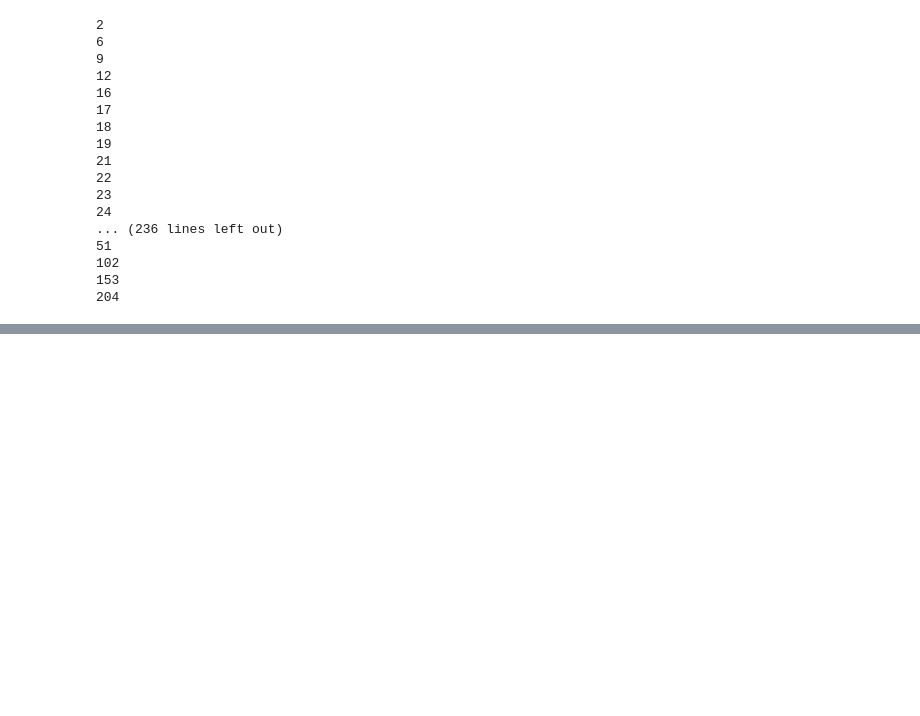
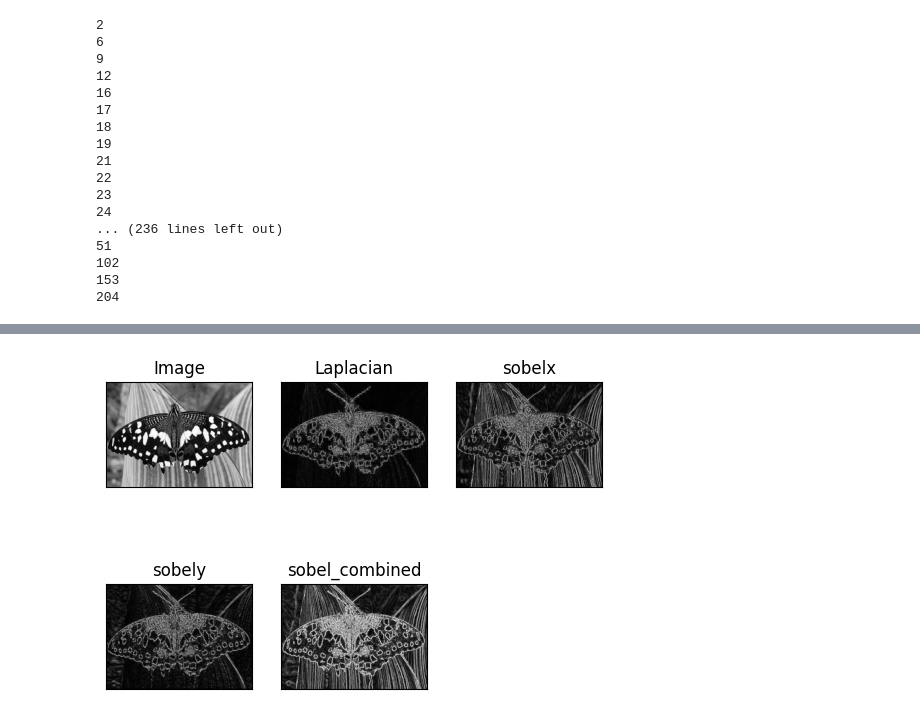
Before and after one commit to samratrajsharma/ComputerVision_OpenCV, a Jupyter notebook: OpenCV.ipynb, the cells around one changed output, grey strips where cells are left out. Drawn from its saved outputs; the diff is of its cells as text; code cells hidden in the pictures; blank space fills up the shorter version.

```diff
--- a/OpenCV.ipynb
+++ b/OpenCV.ipynb
@@ -174,0 +308,21 @@ cv2.destroyAllWindows()
+# %%
+img = cv2.imread('opencv/samples/data/butterfly.jpg', cv2.IMREAD_GRAYSCALE)
+lap = cv2.Laplacian(img, cv2.CV_64F)
+lap = np.uint8(np.absolute(lap))
+sobelx = cv2.Sobel(img, cv2.CV_64F, 1, 0)
+sobely = cv2.Sobel(img,cv2.CV_64F, 0, 1)
+
+sobelx = np.uint8(np.absolute(sobelx))
+sobely = np.uint8(np.absolute(sobely))
+sobel_combined = cv2.bitwise_or(sobelx, sobely)
+titles = ['Image','Laplacian', 'sobelx', 'sobely', 'sobel_combined']
+images = [img, lap, sobelx, sobely, sobel_combined]
+
+for i in range(5):
+    plt.subplot(2, 3, i+1), plt.imshow(images[i], 'gray')
+    plt.title(titles[i])
+    plt.xticks([]),plt.yticks([])
+
+plt.show()
+# %% [output]
+[figure, added]
```
Also changed, not shown: parts of 10 cells of this notebook, 4 other files.
